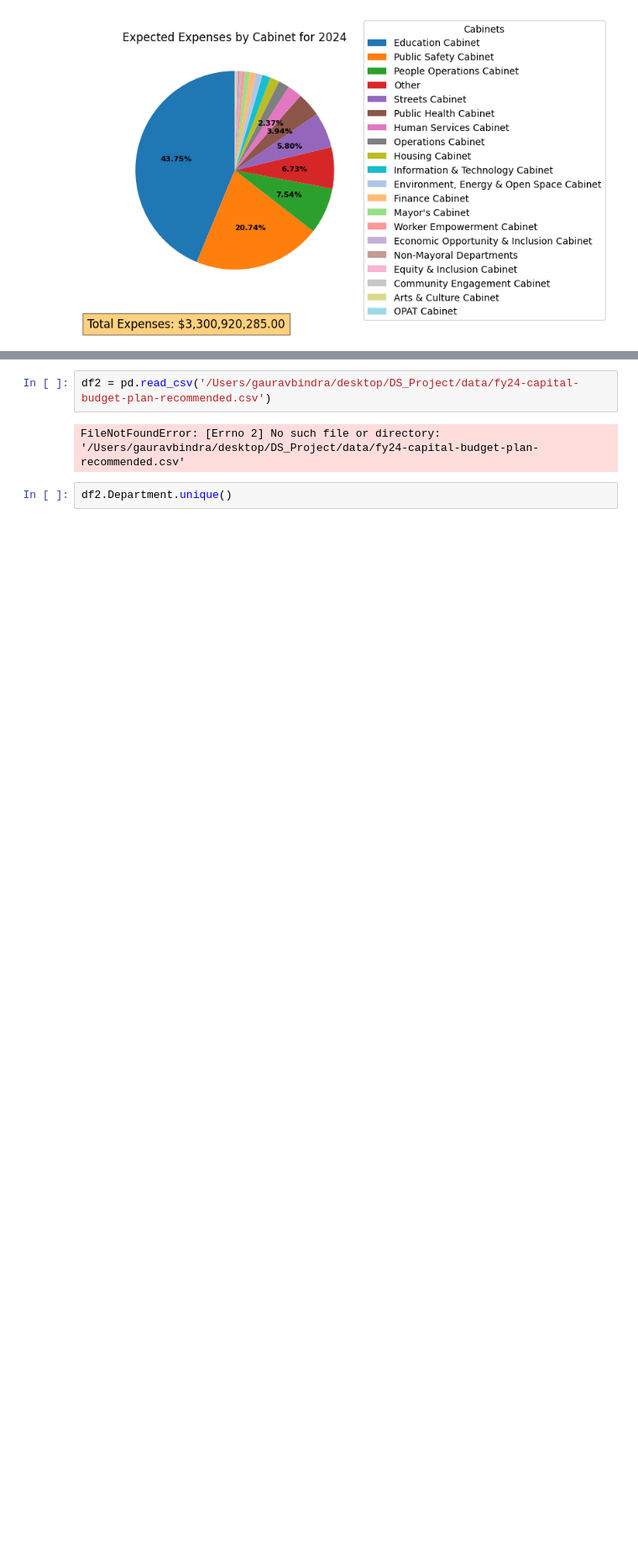
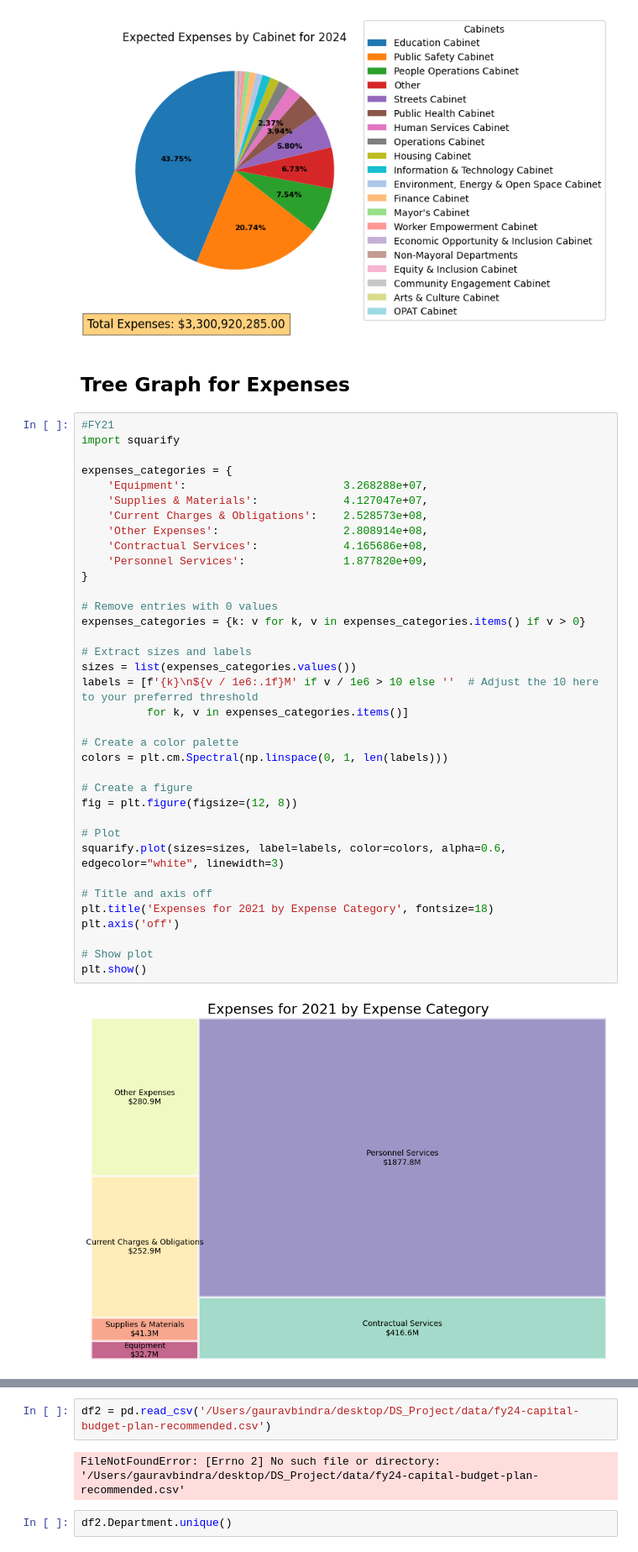
Before and after one commit to BU-Spark/ds-boston-city-budget, a Jupyter notebook: fa23-team-f/OperatingBudgetAnalysis.ipynb, the cells around one changed output, grey strips where cells are left out. Shown: that part at 84% size. Drawn from its saved outputs; the diff is of its cells as text; blank space fills up the shorter version.

Commit message:
Finished tree graphs for FY21-24 for spending by expense category

```diff
--- a/fa23-team-f/OperatingBudgetAnalysis.ipynb
+++ b/fa23-team-f/OperatingBudgetAnalysis.ipynb
@@ -682,3 +686,43 @@ plt.subplots_adjust(right=0.7)
 plt.show()
 # %% [output]
 [figure]
+# %% [markdown]
+## Tree Graph for Expenses
+# %%
+#FY21
+import squarify
+
+expenses_categories = {
+    'Equipment':                        3.268288e+07,
+    'Supplies & Materials':             4.127047e+07,
+    'Current Charges & Obligations':    2.528573e+08,
+    'Other Expenses':                   2.808914e+08,
+    'Contractual Services':             4.165686e+08,
+    'Personnel Services':               1.877820e+09,
+}
+
+# Remove entries with 0 values
+expenses_categories = {k: v for k, v in expenses_categories.items() if v > 0}
+
+# Extract sizes and labels
+sizes = list(expenses_categories.values())
+labels = [f'{k}\n${v / 1e6:.1f}M' if v / 1e6 > 10 else ''  # Adjust the 10 here to your preferred threshold
+          for k, v in expenses_categories.items()]
+
+# Create a color palette
+colors = plt.cm.Spectral(np.linspace(0, 1, len(labels)))
+
+# Create a figure
+fig = plt.figure(figsize=(12, 8))
+
+# Plot
+squarify.plot(sizes=sizes, label=labels, color=colors, alpha=0.6, edgecolor="white", linewidth=3)
+
+# Title and axis off
+plt.title('Expenses for 2021 by Expense Category', fontsize=18)
+plt.axis('off')
+
+# Show plot
+plt.show()
+# %% [output]
+[figure, added]
```
Also changed, not shown: parts of 19 cells of this notebook.
